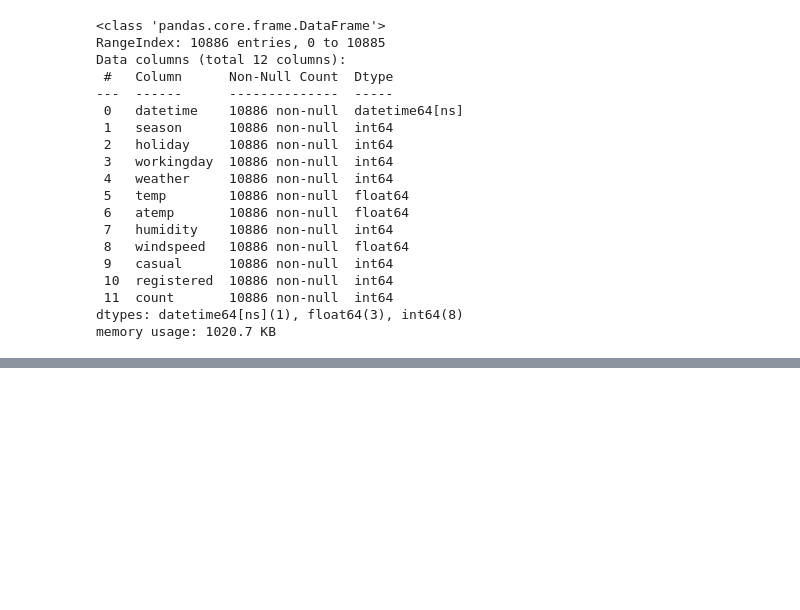
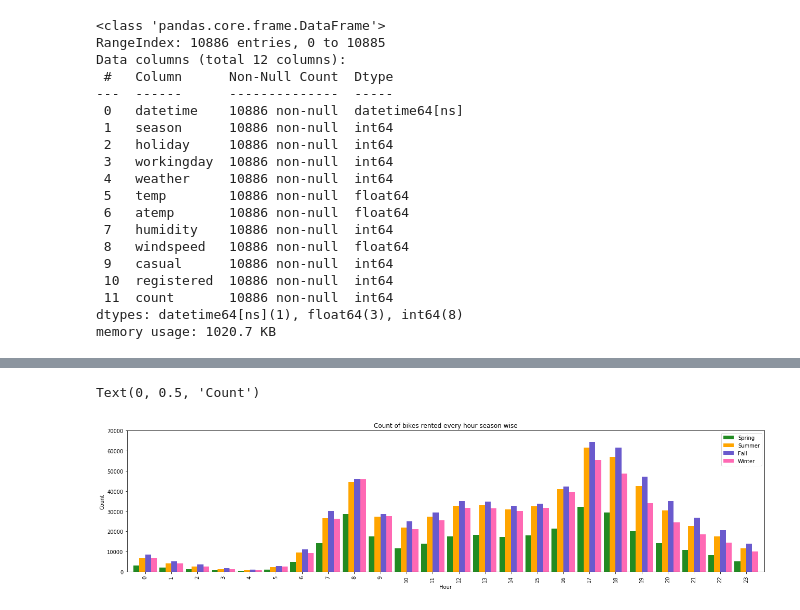
Before and after one commit to Mrunali95/Sharing-Bike-Rental-Analysis-and-Prediction, a Jupyter notebook: Bike.ipynb, the cells around one changed output, grey strips where cells are left out. Cells and saved outputs as stored; diff of their text form; code cells hidden in the pictures; blank space fills up the shorter version.

```diff
--- a/Bike.ipynb
+++ b/Bike.ipynb
@@ -191,0 +179,4 @@ array([92.76597555, 79.88338911, 79.88338911, ..., 91.3772732 ,
+# %%
+#using grouby to extract the count of bike rented hourly and seasonwise
+df1 =df_copy.groupby(['hour', 'season'])['count'].sum().unstack()
+df1.head()
@@ -191,0 +191,11 @@ array([92.76597555, 79.88338911, 79.88338911, ..., 91.3772732 ,
+# %%
+## bar graph of count of bikes rented depending on season and hour of day
+
+df1.plot(kind='bar', ylim=(0, 70000), figsize=(22,5), width=0.9, color=('forestgreen','orange','slateblue','hotpink'))
+plt.title("Count of bikes rented every hour season wise")
+plt.legend(('Spring','Summer','Fall','Winter'))
+plt.xlabel("Hour")
+plt.ylabel("Count")
+# %% [output]
+Text(0, 0.5, 'Count')
+[figure, added]
```
Also changed, not shown: parts of 39 cells of this notebook.
